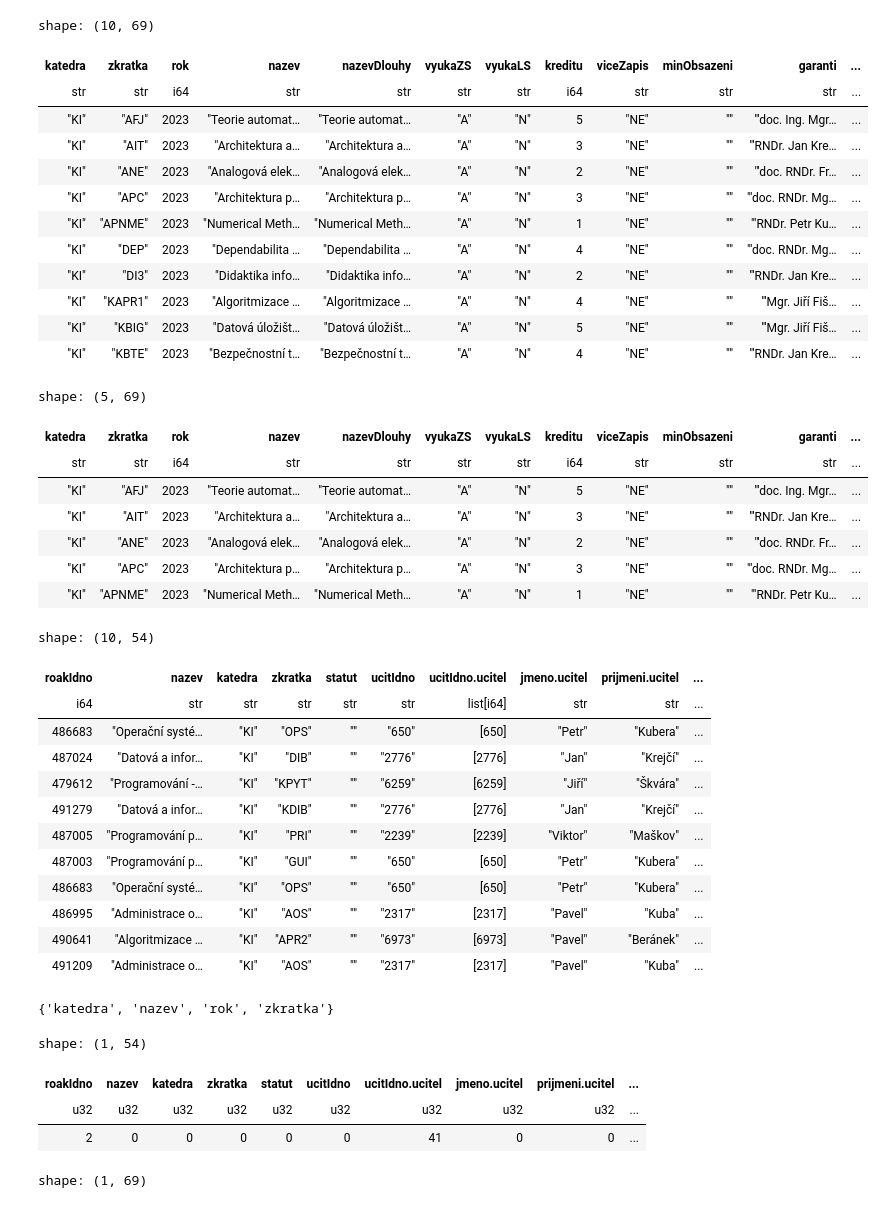
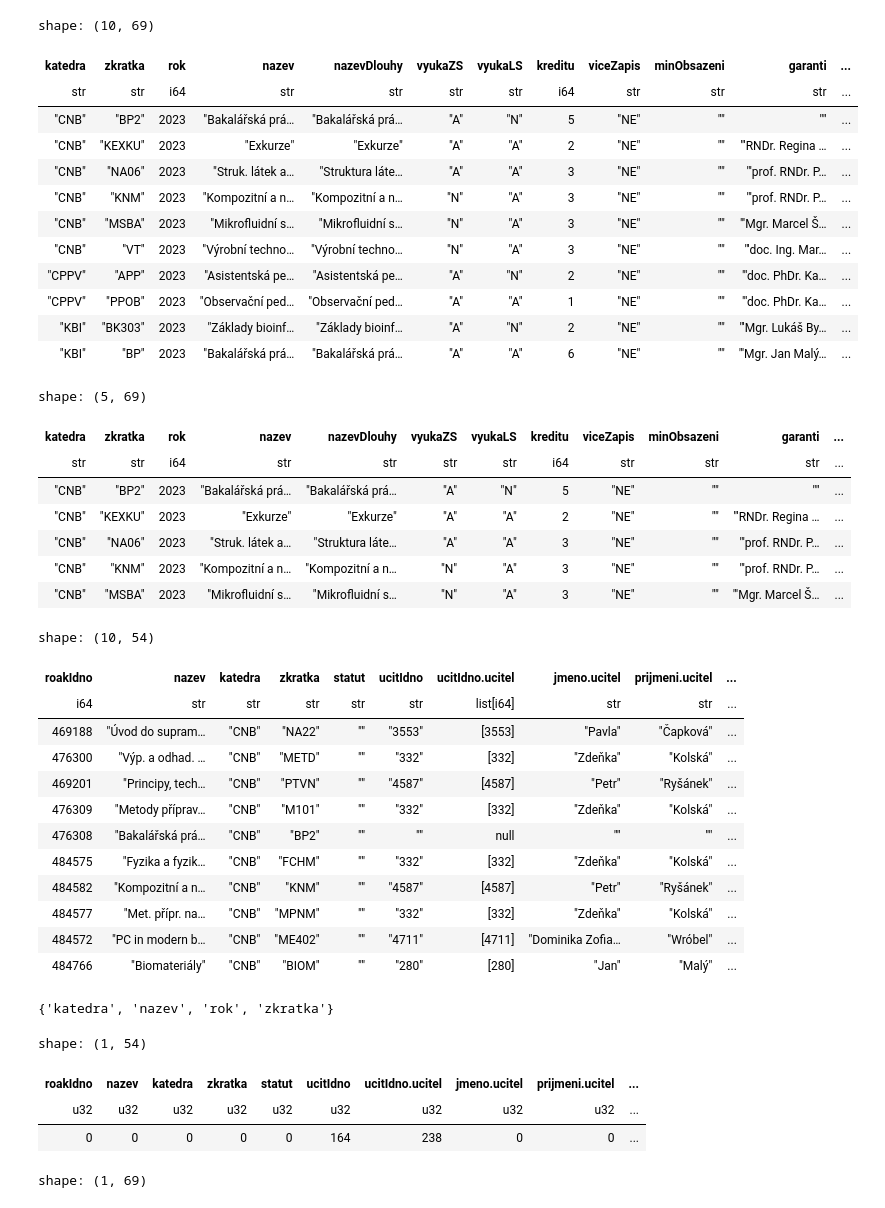
Before and after one commit to MFVS/kontrola-rozvrhu-extended, a Jupyter notebook: stag_bombator1.1.b1.ipynb, the cells around one changed output. Drawn from its saved outputs; the diff is of its cells as text; code cells hidden in the pictures.

```diff
--- a/stag_bombator1.1.b1.ipynb
+++ b/stag_bombator1.1.b1.ipynb
@@ -4,7 +4,7 @@ from pprint import pprint
 # %%
 def fix_str_to_int(data:pl.DataFrame, fix_list:list, type:any=pl.Int64):
     data = data.with_columns(pl.col(fix_list).str.split(","))
-    data = data.with_columns(pl.col(fix_list).list.eval(pl.element().str.strip()))
+    data = data.with_columns(pl.col(fix_list).list.eval(pl.element().str.strip_chars()))
     data = data.with_columns(pl.col(fix_list).list.eval(pl.element().cast(pl.Int64, strict=False)))
 
     for column in fix_list:
@@ -24,27 +24,27 @@ def replace(df, new_position, col_name):
     neworder.insert(new_position,col_name)
     return neworder
 # %%
-rozvrh_by_kat = pl.read_csv("source_tables/rozvrh_katedry.csv").drop("semestr").unique().rename({"predmet" : "zkratka"})
+rozvrh_by_kat = pl.read_csv("source_tables/rozvrhy_fakulta.csv").drop("semestr").unique().rename({"predmet" : "zkratka"})
 rozvrh_by_kat = fix_str_to_int(rozvrh_by_kat, ["ucitIdno.ucitel", "vsichniUciteleUcitIdno"])
 #print(rozvrh_by_kat.head())
-predmety_by_kat = pl.read_csv("source_tables/predmety_katedry.csv").drop("semestr").unique().drop(["pocetStudentu", "aSkut", "bSkut", "cSkut"])
+predmety_by_kat = pl.read_csv("source_tables/predmety_fakulta.csv").drop("semestr").unique().drop(["pocetStudentu", "aSkut", "bSkut", "cSkut"])
 predmety_by_kat = fix_str_to_int(predmety_by_kat, ["garantiUcitIdno", "prednasejiciUcitIdno", "cviciciUcitIdno", "seminariciUcitIdno", "hodZaSemKombForma"])
 predmety_by_kat.head(10)
 #predmety_by_kat = pl.read_excel("source_tables/getPredmetyByKatedraFullInfo-2023-03-15-17-40.xlsx", sheet_id=1, engine="openpyxl").drop("semestr").unique().drop(["pocetStudentu", "aSkut", "bSkut", "cSkut"])
 # %% [output]
 shape: (10, 69)
 | katedra | zkratka | rok | nazev | nazevDlouhy | vyukaZS | vyukaLS | kreditu | viceZapis | minObsazeni | garanti | ... |
 | str | str | i64 | str | str | str | str | i64 | str | str | str | ... |
-| "KI" | "AFJ" | 2023 | "Teorie automat… | "Teorie automat… | "A" | "N" | 5 | "NE" | "" | "'doc. Ing. Mgr… | ... |
-| "KI" | "AIT" | 2023 | "Architektura a… | "Architektura a… | "A" | "N" | 3 | "NE" | "" | "'RNDr. Jan Kre… | ... |
-| "KI" | "ANE" | 2023 | "Analogová elek… | "Analogová elek… | "A" | "N" | 2 | "NE" | "" | "'doc. RNDr. Fr… | ... |
-| "KI" | "APC" | 2023 | "Architektura p… | "Architektura p… | "A" | "N" | 3 | "NE" | "" | "'doc. RNDr. Mg… | ... |
-| "KI" | "APNME" | 2023 | "Numerical Meth… | "Numerical Meth… | "A" | "N" | 1 | "NE" | "" | "'RNDr. Petr Ku… | ... |
-| "KI" | "DEP" | 2023 | "Dependabilita … | "Dependabilita … | "A" | "N" | 4 | "NE" | "" | "'doc. RNDr. Mg… | ... |
-| "KI" | "DI3" | 2023 | "Didaktika info… | "Didaktika info… | "A" | "N" | 2 | "NE" | "" | "'RNDr. Jan Kre… | ... |
-| "KI" | "KAPR1" | 2023 | "Algoritmizace … | "Algoritmizace … | "A" | "N" | 4 | "NE" | "" | "'Mgr. Jiří Fiš… | ... |
-| "KI" | "KBIG" | 2023 | "Datová úložišt… | "Datová úložišt… | "A" | "N" | 5 | "NE" | "" | "'Mgr. Jiří Fiš… | ... |
-| "KI" | "KBTE" | 2023 | "Bezpečnostní t… | "Bezpečnostní t… | "A" | "N" | 4 | "NE" | "" | "'RNDr. Jan Kre… | ... |
+| "CNB" | "BP2" | 2023 | "Bakalářská prá… | "Bakalářská prá… | "A" | "N" | 5 | "NE" | "" | "" | ... |
+| "CNB" | "KEXKU" | 2023 | "Exkurze" | "Exkurze" | "A" | "A" | 2 | "NE" | "" | "'RNDr. Regina … | ... |
+| "CNB" | "NA06" | 2023 | "Struk. látek a… | "Struktura láte… | "A" | "A" | 3 | "NE" | "" | "'prof. RNDr. P… | ... |
+| "CNB" | "KNM" | 2023 | "Kompozitní a n… | "Kompozitní a n… | "N" | "A" | 3 | "NE" | "" | "'prof. RNDr. P… | ... |
+| "CNB" | "MSBA" | 2023 | "Mikrofluidní s… | "Mikrofluidní s… | "N" | "A" | 3 | "NE" | "" | "'Mgr. Marcel Š… | ... |
+| "CNB" | "VT" | 2023 | "Výrobní techno… | "Výrobní techno… | "N" | "A" | 3 | "NE" | "" | "'doc. Ing. Mar… | ... |
+| "CPPV" | "APP" | 2023 | "Asistentská pe… | "Asistentská pe… | "A" | "N" | 2 | "NE" | "" | "'doc. PhDr. Ka… | ... |
+| "CPPV" | "PPOB" | 2023 | "Observační ped… | "Observační ped… | "A" | "A" | 1 | "NE" | "" | "'doc. PhDr. Ka… | ... |
+| "KBI" | "BK303" | 2023 | "Základy bioinf… | "Základy bioinf… | "A" | "N" | 2 | "NE" | "" | "'Mgr. Lukáš By… | ... |
+| "KBI" | "BP" | 2023 | "Bakalářská prá… | "Bakalářská prá… | "A" | "A" | 6 | "NE" | "" | "'Mgr. Jan Malý… | ... |
 # %%
 # qr = ~pl.all().is_duplicated()
 # rozvrh_by_kat = rozvrh_by_kat.filter(qr)
@@ -55,11 +55,11 @@ predmety_by_kat.head()
 shape: (5, 69)
 | katedra | zkratka | rok | nazev | nazevDlouhy | vyukaZS | vyukaLS | kreditu | viceZapis | minObsazeni | garanti | ... |
 | str | str | i64 | str | str | str | str | i64 | str | str | str | ... |
-| "KI" | "AFJ" | 2023 | "Teorie automat… | "Teorie automat… | "A" | "N" | 5 | "NE" | "" | "'doc. Ing. Mgr… | ... |
-| "KI" | "AIT" | 2023 | "Architektura a… | "Architektura a… | "A" | "N" | 3 | "NE" | "" | "'RNDr. Jan Kre… | ... |
-| "KI" | "ANE" | 2023 | "Analogová elek… | "Analogová elek… | "A" | "N" | 2 | "NE" | "" | "'doc. RNDr. Fr… | ... |
-| "KI" | "APC" | 2023 | "Architektura p… | "Architektura p… | "A" | "N" | 3 | "NE" | "" | "'doc. RNDr. Mg… | ... |
-| "KI" | "APNME" | 2023 | "Numerical Meth… | "Numerical Meth… | "A" | "N" | 1 | "NE" | "" | "'RNDr. Petr Ku… | ... |
+| "CNB" | "BP2" | 2023 | "Bakalářská prá… | "Bakalářská prá… | "A" | "N" | 5 | "NE" | "" | "" | ... |
+| "CNB" | "KEXKU" | 2023 | "Exkurze" | "Exkurze" | "A" | "A" | 2 | "NE" | "" | "'RNDr. Regina … | ... |
+| "CNB" | "NA06" | 2023 | "Struk. látek a… | "Struktura láte… | "A" | "A" | 3 | "NE" | "" | "'prof. RNDr. P… | ... |
+| "CNB" | "KNM" | 2023 | "Kompozitní a n… | "Kompozitní a n… | "N" | "A" | 3 | "NE" | "" | "'prof. RNDr. P… | ... |
+| "CNB" | "MSBA" | 2023 | "Mikrofluidní s… | "Mikrofluidní s… | "N" | "A" | 3 | "NE" | "" | "'Mgr. Marcel Š… | ... |
 # %%
 rozvrh_by_kat.head(10)
 #rozvrh_by_kat.__len__()
@@ -67,16 +67,16 @@ rozvrh_by_kat.head(10)
 shape: (10, 54)
 | roakIdno | nazev | katedra | zkratka | statut | ucitIdno | ucitIdno.ucitel | jmeno.ucitel | prijmeni.ucitel | ... |
 | i64 | str | str | str | str | str | list[i64] | str | str | ... |
-| 486683 | "Operační systé… | "KI" | "OPS" | "" | "650" | [650] | "Petr" | "Kubera" | ... |
-| 487024 | "Datová a infor… | "KI" | "DIB" | "" | "2776" | [2776] | "Jan" | "Krejčí" | ... |
-| 479612 | "Programování -… | "KI" | "KPYT" | "" | "6259" | [6259] | "Jiří" | "Škvára" | ... |
-| 491279 | "Datová a infor… | "KI" | "KDIB" | "" | "2776" | [2776] | "Jan" | "Krejčí" | ... |
-| 487005 | "Programování p… | "KI" | "PRI" | "" | "2239" | [2239] | "Viktor" | "Maškov" | ... |
-| 487003 | "Programování p… | "KI" | "GUI" | "" | "650" | [650] | "Petr" | "Kubera" | ... |
-| 486683 | "Operační systé… | "KI" | "OPS" | "" | "650" | [650] | "Petr" | "Kubera" | ... |
-| 486995 | "Administrace o… | "KI" | "AOS" | "" | "2317" | [2317] | "Pavel" | "Kuba" | ... |
-| 490641 | "Algoritmizace … | "KI" | "APR2" | "" | "6973" | [6973] | "Pavel" | "Beránek" | ... |
-| 491209 | "Administrace o… | "KI" | "AOS" | "" | "2317" | [2317] | "Pavel" | "Kuba" | ... |
+| 469188 | "Úvod do supram… | "CNB" | "NA22" | "" | "3553" | [3553] | "Pavla" | "Čapková" | ... |
+| 476300 | "Výp. a odhad. … | "CNB" | "METD" | "" | "332" | [332] | "Zdeňka" | "Kolská" | ... |
+| 469201 | "Principy, tech… | "CNB" | "PTVN" | "" | "4587" | [4587] | "Petr" | "Ryšánek" | ... |
+| 476309 | "Metody příprav… | "CNB" | "M101" | "" | "332" | [332] | "Zdeňka" | "Kolská" | ... |
+| 476308 | "Bakalářská prá… | "CNB" | "BP2" | "" | "" | null | "" | "" | ... |
+| 484575 | "Fyzika a fyzik… | "CNB" | "FCHM" | "" | "332" | [332] | "Zdeňka" | "Kolská" | ... |
+| 484582 | "Kompozitní a n… | "CNB" | "KNM" | "" | "4587" | [4587] | "Petr" | "Ryšánek" | ... |
+| 484577 | "Met. přípr. na… | "CNB" | "MPNM" | "" | "332" | [332] | "Zdeňka" | "Kolská" | ... |
+| 484572 | "PC in modern b… | "CNB" | "ME402" | "" | "4711" | [4711] | "Dominika Zofia… | "Wróbel" | ... |
+| 484766 | "Biomateriály" | "CNB" | "BIOM" | "" | "280" | [280] | "Jan" | "Malý" | ... |
 # %%
 set(rozvrh_by_kat.columns) & set(predmety_by_kat.columns)
 # %% [output]
@@ -87,7 +87,7 @@ rozvrh_by_kat.null_count()
 shape: (1, 54)
 | roakIdno | nazev | katedra | zkratka | statut | ucitIdno | ucitIdno.ucitel | jmeno.ucitel | prijmeni.ucitel | ... |
 | u32 | u32 | u32 | u32 | u32 | u32 | u32 | u32 | u32 | ... |
-| 2 | 0 | 0 | 0 | 0 | 0 | 41 | 0 | 0 | ... |
+| 0 | 0 | 0 | 0 | 0 | 164 | 238 | 0 | 0 | ... |
 # %%
 predmety_by_kat.null_count()
 # %% [output]
```
Also changed, not shown: parts of 17 cells of this notebook, 22 other files.
